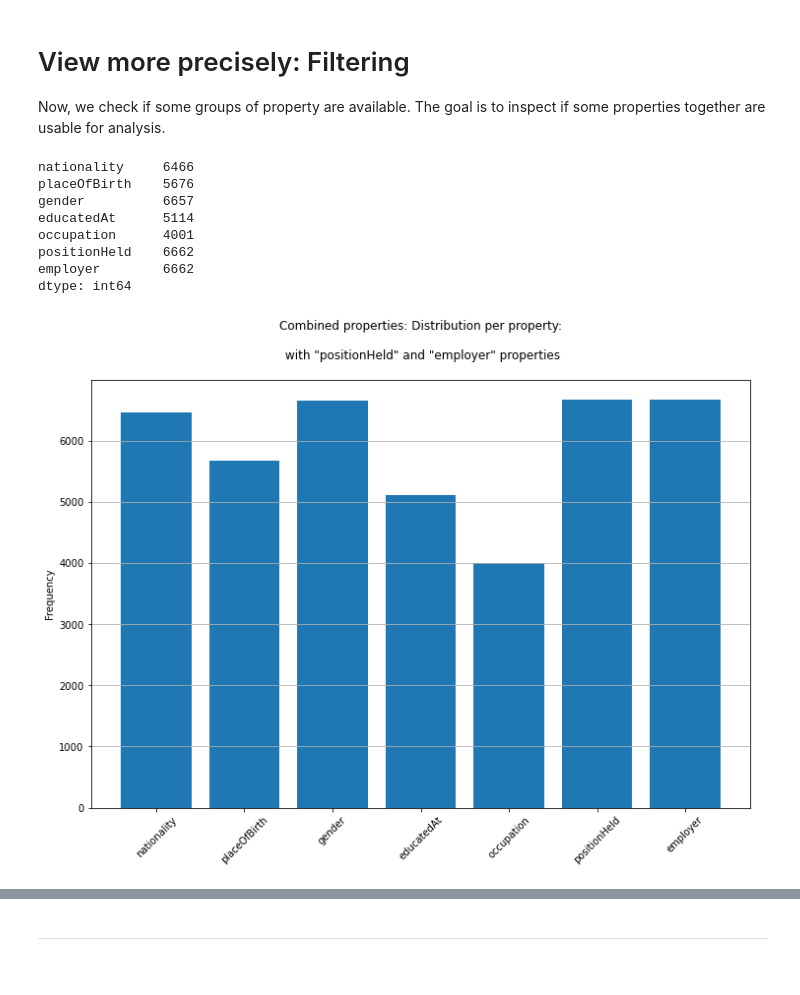
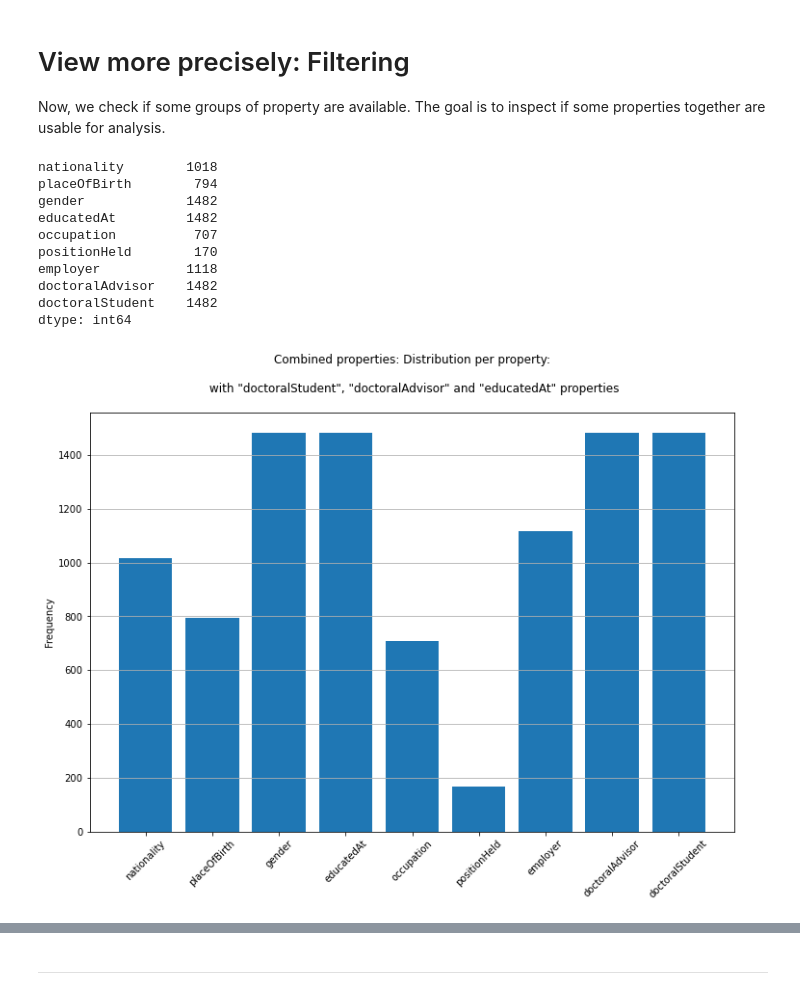
Before and after one commit to Semantic-Data-for-Humanities/Economists_Jurists, a Jupyter notebook: Notebooks/Sounding_properties_Wikidata.ipynb, the cells around one changed output, grey strips where cells are left out. Cells and saved outputs as stored; diff of their text form; code cells hidden in the pictures.

```diff
--- a/Notebooks/Sounding_properties_Wikidata.ipynb
+++ b/Notebooks/Sounding_properties_Wikidata.ipynb
@@ -2166,7 +2166,7 @@ for i,r in list(persons.iterrows()):
         employer += 1
 # %%
 frequencies_properties = pd.Series({"freq_persons": freq_persons, "nationality": nationality, "placeOfBirth":placeOfBirth, "gender": gender, "educatedAt":educatedAt,\
-                                 # "doctoralAdvisor":doctoralAdvisor, "doctoralStudent":doctoralStudent,\
+                                  "doctoralAdvisor":doctoralAdvisor, "doctoralStudent":doctoralStudent,\
                                     "occupation":occupation, "positionHeld":positionHeld, "employer":employer })
 frequencies_properties
 # %% [output]
@@ -2526,13 +2528,15 @@ educatedAt = 0
 occupation = 0
 positionHeld = 0
 employer = 0
+doctoralAdvisor = 0
+doctoralStudent = 0
 for i,r in list(persons.iterrows()):
   # if r['len_occupation'] > 0 and r['len_educatedAt'] > 0 and r['len_nationality'] > 0 and r['len_gender']:
   #  if r['len_occupation'] > 0 and r['len_positionHeld'] > 0 and \
   #  r['len_educatedAt'] > 0 and r['len_gender'] and r['len_nationality'] \
   #  and r['len_employer'] :
-  #   if r['len_employer'] > 0 and r['len_occupation'] > 0 and r['len_educatedAt'] > 0:
-     if r['len_employer'] > 0 and r['len_positionHeld'] > 0 :
+     if r['len_doctoralAdvisor'] > 0 and r['len_doctoralStudent'] > 0 and r['len_educatedAt'] > 0:
+  #   if r['len_employer'] > 0 and r['len_positionHeld'] > 0 :
         freq_persons += 1
         if r['len_nationality'] > 0:
             nationality += 1
@@ -2548,46 +2552,54 @@ for i,r in list(persons.iterrows()):
             positionHeld += 1
         if r['len_employer'] > 0:
             employer += 1
-
+        if r['len_doctoralAdvisor'] > 0:
+            doctoralAdvisor += 1
+        if r['len_doctoralStudent'] > 0:
+            doctoralStudent += 1
 
 frequencies_properties_filter = pd.Series({ #"frequence_persons": freq_persons, \
-                                            "nationality": nationality, \
-                                           "placeOfBirth":placeOfBirth, \
-                                           "gender":gender, \
-                                           "educatedAt":educatedAt,\
-                                           "occupation":occupation, \
-                                           "positionHeld":positionHeld, \
-                                           "employer":employer })
+                                            "nationality":nationality, \
+                                            "placeOfBirth":placeOfBirth, \
+                                            "gender":gender, \
+                                            "educatedAt":educatedAt,\
+                                            "occupation":occupation, \
+                                            "positionHeld":positionHeld, \
+                                            "employer":employer, \
+                                            "doctoralAdvisor":doctoralAdvisor, \
+                                            "doctoralStudent":doctoralStudent
+                                            })
 frequencies_properties_filter
 # %% [output]
-nationality     6466
-placeOfBirth    5676
-gender          6657
-educatedAt      5114
-occupation      4001
-positionHeld    6662
-employer        6662
+nationality        1018
+placeOfBirth        794
+gender             1482
+educatedAt         1482
+occupation          707
+positionHeld        170
+employer           1118
+doctoralAdvisor    1482
+doctoralStudent    1482
 dtype: int64
 # %%
 # Distribution per property
 
 objects = [l for l in frequencies_properties_filter.index]
 eff = [l for l in frequencies_properties_filter]
 
 
 p1 = plt.bar( objects, eff)
 
 
 plt.ylabel('Frequency')
-plt.title('Combined properties: Distribution per property:\n\n with "positionHeld" and "employer" properties\n')
+plt.title('Combined properties: Distribution per property:\n\n with "doctoralStudent", "doctoralAdvisor" and "educatedAt" properties\n')
 plt.gcf().set_size_inches(12, 8)
 
 plt.grid(axis='y', linestyle='-')
-plt.savefig('exported_pictures/properties/properties_combination_posHeld_employer.png', dpi=100, bbox_inches = "tight") #pdf, svg
+#plt.savefig('exported_pictures/properties/properties_combination_docAdv_edAt.png', dpi=100, bbox_inches = "tight") #pdf, svg
 plt.xticks(rotation=45)
 plt.show()
 # %% [output]
-[figure, old version]
+[figure, new version]
 # %% [markdown]
 #### Comments:
 * The  properties "occupation", "nationality","gender","educatedAt", "positionHeld" and "employer" :
```
Also changed, not shown: parts of 18 cells of this notebook, 11 other files.
